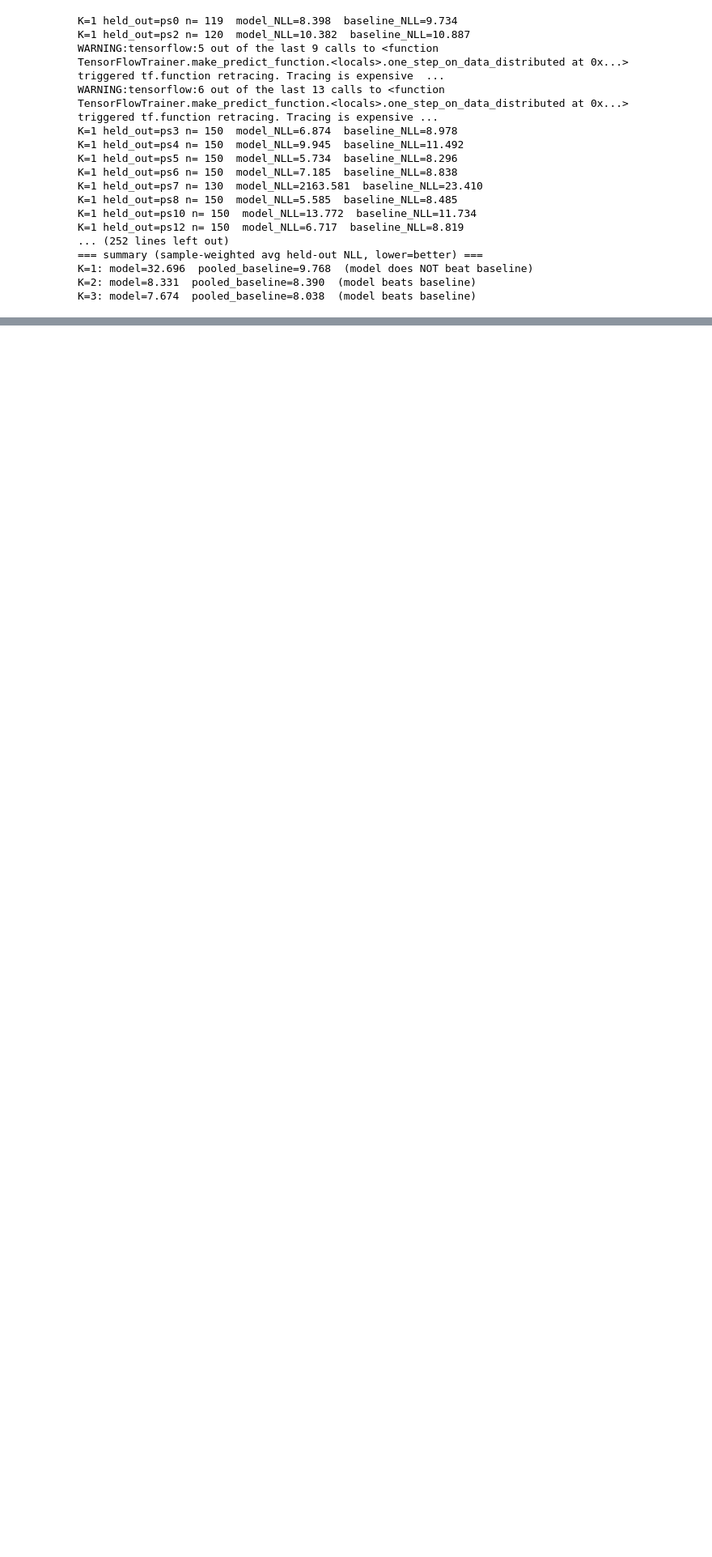
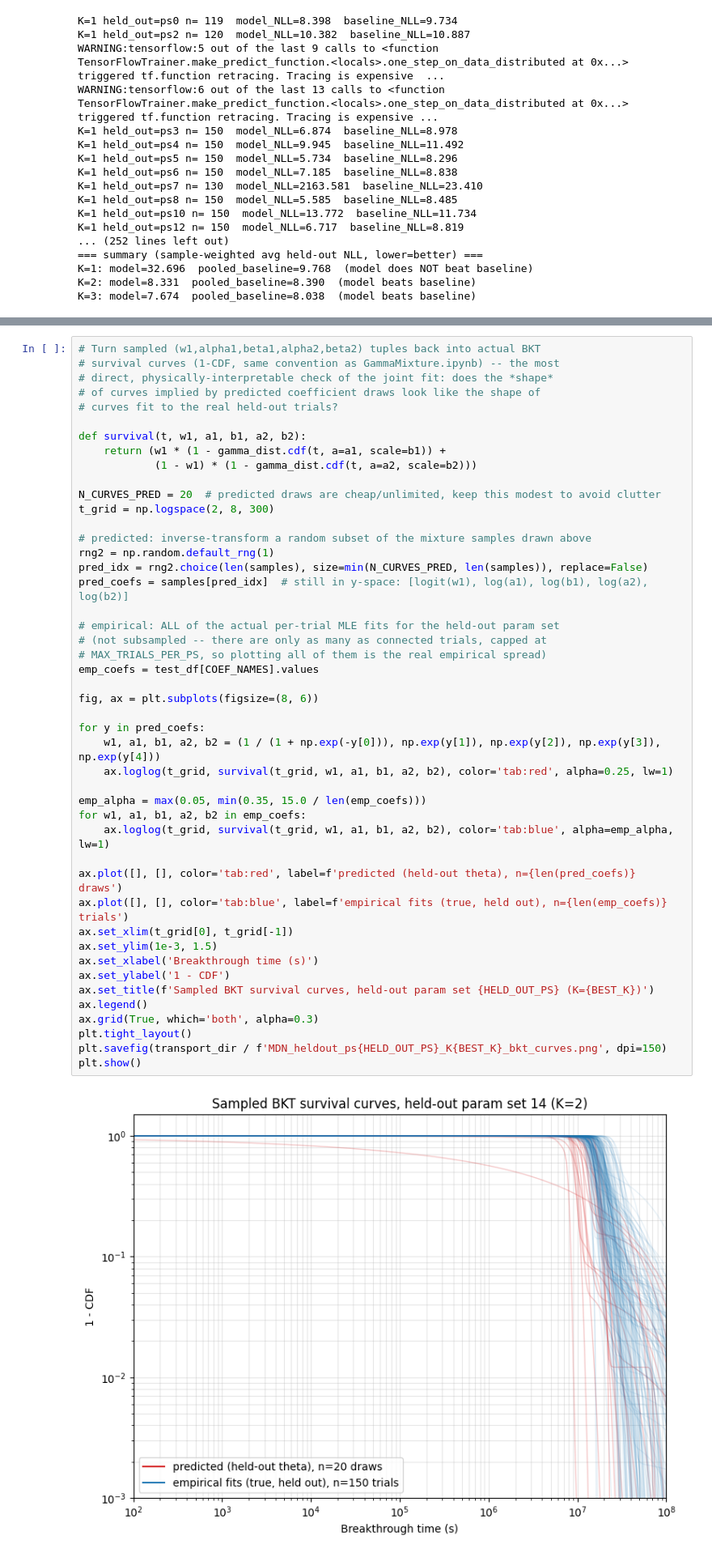
Before and after one commit to angelaliu6/fracture-flow-urop, a Jupyter notebook: Updated Code/[MDN] theta to gamma coeffs.ipynb, the cells around one changed output, grey strips where cells are left out. Shown at 81% size. Drawn from its saved outputs; the diff is of its cells as text; blank space fills up the shorter version.

```diff
--- a/Updated Code/[MDN] theta to gamma coeffs.ipynb
+++ b/Updated Code/[MDN] theta to gamma coeffs.ipynb
@@ -482,0 +500,48 @@ plt.show()
+# %%
+# Turn sampled (w1,alpha1,beta1,alpha2,beta2) tuples back into actual BKT
+# survival curves (1-CDF, same convention as GammaMixture.ipynb) -- the most
+# direct, physically-interpretable check of the joint fit: does the *shape*
+# of curves implied by predicted coefficient draws look like the shape of
+# curves fit to the real held-out trials?
+
+def survival(t, w1, a1, b1, a2, b2):
+    return (w1 * (1 - gamma_dist.cdf(t, a=a1, scale=b1)) +
+            (1 - w1) * (1 - gamma_dist.cdf(t, a=a2, scale=b2)))
+
+N_CURVES_PRED = 20  # predicted draws are cheap/unlimited, keep this modest to avoid clutter
+t_grid = np.logspace(2, 8, 300)
+
+# predicted: inverse-transform a random subset of the mixture samples drawn above
+rng2 = np.random.default_rng(1)
+pred_idx = rng2.choice(len(samples), size=min(N_CURVES_PRED, len(samples)), replace=False)
+pred_coefs = samples[pred_idx]  # still in y-space: [logit(w1), log(a1), log(b1), log(a2), log(b2)]
+
+# empirical: ALL of the actual per-trial MLE fits for the held-out param set
+# (not subsampled -- there are only as many as connected trials, capped at
+# MAX_TRIALS_PER_PS, so plotting all of them is the real empirical spread)
+emp_coefs = test_df[COEF_NAMES].values
+
+fig, ax = plt.subplots(figsize=(8, 6))
+
+for y in pred_coefs:
+    w1, a1, b1, a2, b2 = (1 / (1 + np.exp(-y[0])), np.exp(y[1]), np.exp(y[2]), np.exp(y[3]), np.exp(y[4]))
+    ax.loglog(t_grid, survival(t_grid, w1, a1, b1, a2, b2), color='tab:red', alpha=0.25, lw=1)
+
+emp_alpha = max(0.05, min(0.35, 15.0 / len(emp_coefs)))
+for w1, a1, b1, a2, b2 in emp_coefs:
+    ax.loglog(t_grid, survival(t_grid, w1, a1, b1, a2, b2), color='tab:blue', alpha=emp_alpha, lw=1)
+
+ax.plot([], [], color='tab:red', label=f'predicted (held-out theta), n={len(pred_coefs)} draws')
+ax.plot([], [], color='tab:blue', label=f'empirical fits (true, held out), n={len(emp_coefs)} trials')
+ax.set_xlim(t_grid[0], t_grid[-1])
+ax.set_ylim(1e-3, 1.5)
+ax.set_xlabel('Breakthrough time (s)')
+ax.set_ylabel('1 - CDF')
+ax.set_title(f'Sampled BKT survival curves, held-out param set {HELD_OUT_PS} (K={BEST_K})')
+ax.legend()
+ax.grid(True, which='both', alpha=0.3)
+plt.tight_layout()
+plt.savefig(transport_dir / f'MDN_heldout_ps{HELD_OUT_PS}_K{BEST_K}_bkt_curves.png', dpi=150)
+plt.show()
+# %% [output]
+[figure, added]
```
Also changed, not shown: parts of 4 cells of this notebook, 4 other files.
